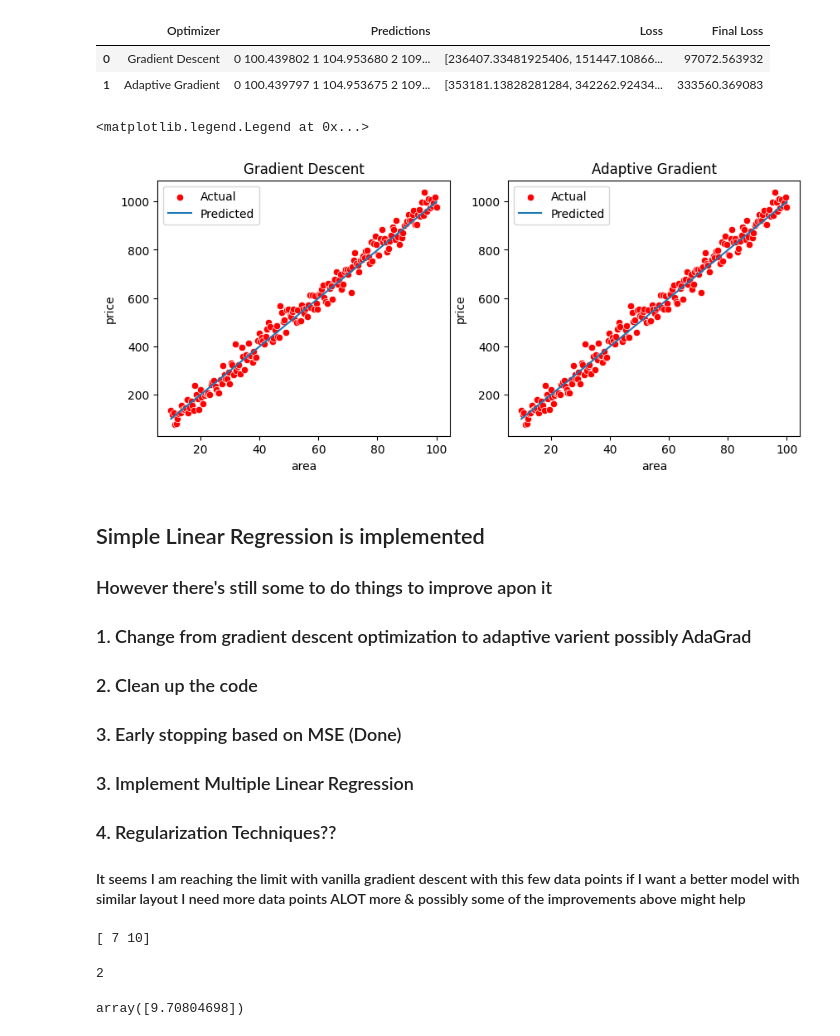
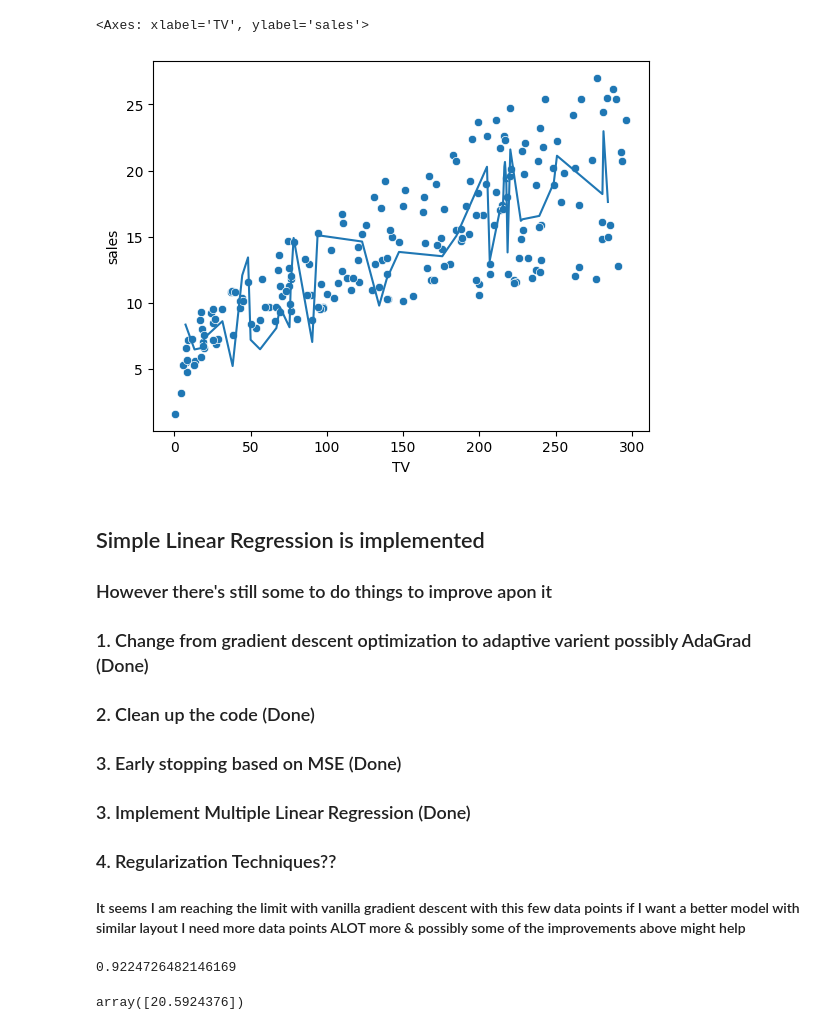
Before and after one commit to AhmedElshazlyAE/Creating-my-own-models-NO-Scikit-learn-StatsModels-Etc, a Jupyter notebook: main.ipynb, the cells around one changed output. Cells and saved outputs as stored; diff of their text form; code cells hidden in the pictures.

```diff
--- a/main.ipynb
+++ b/main.ipynb
@@ -154,22 +51,0 @@ Stopping early at iteration 14329, loss increased to 406.7066233652476
-# %%
-predictions.head()
-# %% [output]
-|  | Optimizer | Predictions | Loss | Final Loss |
-| 0 | Gradient Descent | 0 100.439802 1 104.953680 2 109... | [236407.33481925406, 151447.10866... | 97072.563932 |
-| 1 | Adaptive Gradient | 0 100.439797 1 104.953675 2 109... | [353181.13828281284, 342262.92434... | 333560.369083 |
-# %%
-fig, axes = plt.subplots(1,2,figsize=(10,4))
-sns.scatterplot(x="area", y="price", data = pd.DataFrame({"area": area_test, "price": price_test}), color="red", label = "Actual", ax=axes[0])
-sns.scatterplot(x="area", y="price", data = pd.DataFrame({"area": area_test, "price": price_test}), color="red", label = "Actual", ax=axes[1])
-
-line = axes[0].plot(area_test, y_pred_gcd, label = "Predicted")
-line = axes[1].plot(area_test, y_pred_adagrad, label = "Predicted")
-
-axes[0].set_title("Gradient Descent")
-axes[1].set_title("Adaptive Gradient")
-
-axes[0].legend()
-axes[1].legend()
-# %% [output]
-<matplotlib.legend.Legend at 0x...>
-[figure, removed]
@@ -176,37 +56,16 @@ axes[1].legend()
+# %%
+sns.scatterplot(x=df["TV"], y=df["sales"])
+sns.lineplot(x=X_test["TV"], y=y_pred)
+# %% [output]
+<Axes: xlabel='TV', ylabel='sales'>
+[figure, added]
 # %% [markdown]
 ## Simple Linear Regression is implemented
 ### However there's still some to do things to improve apon it
-### 1. Change from gradient descent optimization to adaptive varient possibly AdaGrad
-### 2. Clean up the code
+### 1. Change from gradient descent optimization to adaptive varient possibly AdaGrad (Done)
+### 2. Clean up the code (Done)
 ### 3. Early stopping based on MSE (Done)
-### 3. Implement Multiple Linear Regression
+### 3. Implement Multiple Linear Regression (Done)
 ### 4. Regularization Techniques??
 
 #### It seems I am reaching the limit with vanilla gradient descent with this few data points if I want a better model with similar layout I need more data points ALOT more & possibly some of the improvements above might help
-# %%
-x = np.array(((1,1), (1,2),(3,4)))
-y = np.array((0,1,2))
-z = 0
-for i in range(len(y)):
-    z += y[i] * x[i]
-
-print(z)
-# %% [output]
-[ 7 10]
-# %%
-x = np.array((1,2,3,4))
-z = np.vstack([(1,1,1,1),x])
-z.shape[0]
-# %% [output]
-2
-# %%
-from sklearn.linear_model import LinearRegression
-
-df = pd.DataFrame({"area":area_test,"price":price_test})
-X = df[["area"]]
-y = df["price"]
-m = LinearRegression()
-m.fit(X, y)
-m.coef_
-# %% [output]
-array([9.70804698])
@@ -212,0 +78,10 @@ array([9.70804698])
+# %%
+y_pred = regsk.predict(X_test)
+
+r2_score(y_test,y_pred)
+# %% [output]
+0.9224726482146169
+# %%
+regsk.predict([df.loc[0].drop("sales")])
+# %% [output]
+array([20.5924376])
```
Also changed, not shown: parts of 21 cells of this notebook, 5 other files.
